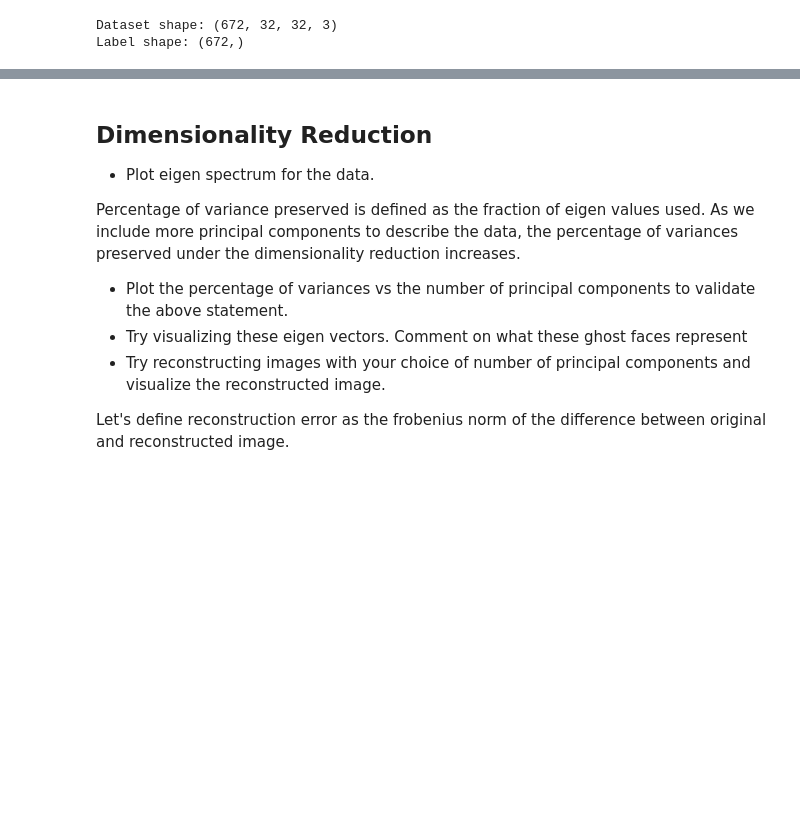
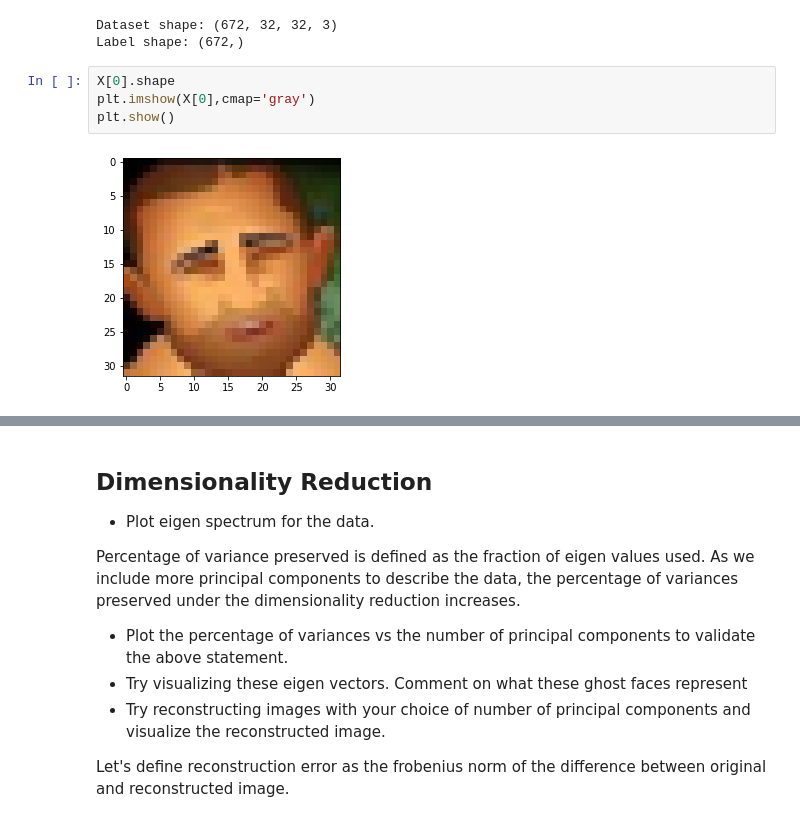
Before and after one commit to Architjain128/SMAI, a Jupyter notebook: Assignment2/rollnumber_Assignment2_Q3.ipynb, the cells around one changed output, grey strips where cells are left out. Saved outputs shown, nothing was run; the diff lists cells and outputs as text; blank space fills up the shorter version.

```diff
--- a/Assignment2/rollnumber_Assignment2_Q3.ipynb
+++ b/Assignment2/rollnumber_Assignment2_Q3.ipynb
@@ -104,6 +104,12 @@ X,y = load_data(dirpath)
 # %% [output]
 Dataset shape: (672, 32, 32, 3)
 Label shape: (672,)
+# %%
+X[0].shape
+plt.imshow(X[0],cmap='gray')
+plt.show()
+# %% [output]
+[figure, added]
 # %%
 N,H,W = X.shape[0:3]
 C = 1 if opt['is_grayscale'] else X.shape[3]
```
Also changed, not shown: parts of 6 cells of this notebook.
